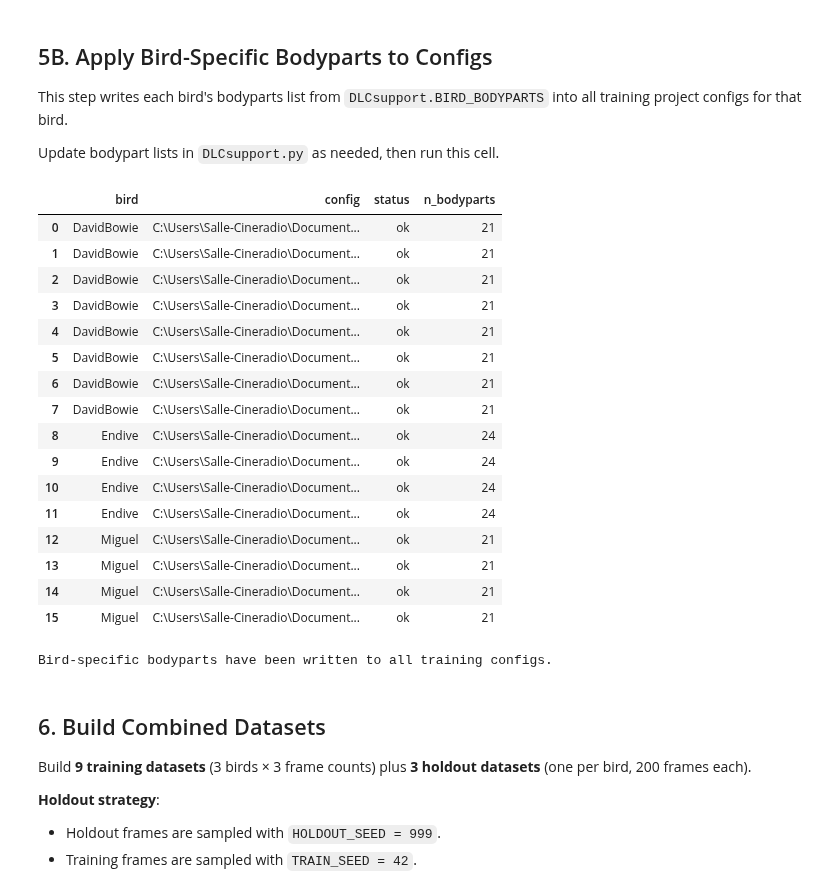
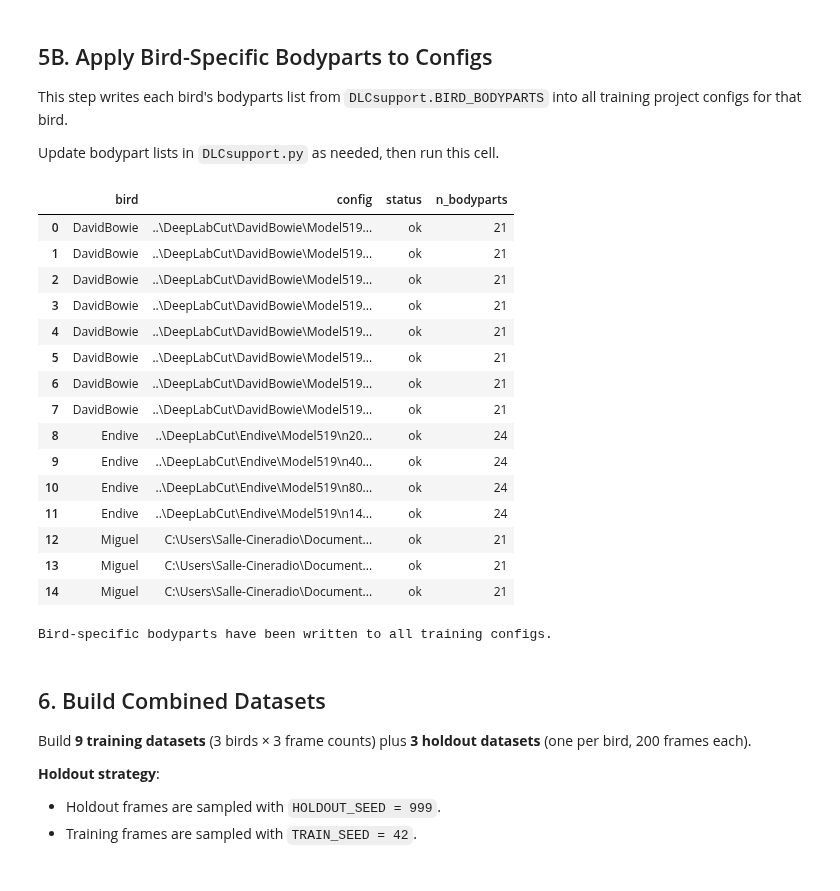
Before and after one commit to tcmarino8/BirdSongs-MNHN, a Jupyter notebook: Testing/Code-Testing/run_updated_experimentation.ipynb, the cells around one changed output. Drawn from its saved outputs; the diff is of its cells as text; code cells hidden in the pictures.

Commit message:
loading training data into project_setup_ui.py

```diff
--- a/Testing/Code-Testing/run_updated_experimentation.ipynb
+++ b/Testing/Code-Testing/run_updated_experimentation.ipynb
@@ -182,18 +179,19 @@ DAVIDBOWIE_TRIAL_FOLDERS = [
 
 # Use bird root so xma_to_dlc can discover both TrainingData trial folders
 DAVIDBOWIE_DATA_PATH = DAVIDBOWIE_ROOT
-DAVIDBOWIE_DATASET_NAME = "DavidBowie_T15"
+DAVIDBOWIE_T17_DATASET_NAME = "DavidBowie_T17"
 
-davidbowie_videos = sorted(DAVIDBOWIE_ROOT.rglob("*.avi"))
-DAVIDBOWIE_DUMMY_VIDEO = davidbowie_videos[0] if davidbowie_videos else DAVIDBOWIE_T17_FOLDER / "missing_dummy.avi"
-DAVIDBOWIE_TEST_VIDEO_CAM1 = DAVIDBOWIE_DUMMY_VIDEO
-DAVIDBOWIE_TEST_VIDEO_CAM2 = DAVIDBOWIE_DUMMY_VIDEO
+davidbowie_17_videos = sorted(DAVIDBOWIE_T17_FOLDER.rglob("*.avi"))
+DAVIDBOWIE_T17_DUMMY_VIDEO = davidbowie_17_videos[0] if davidbowie_17_videos else DAVIDBOWIE_T17_FOLDER / "missing_dummy.avi"
+DAVIDBOWIE_TEST_VIDEO_CAM1 = DAVIDBOWIE_T17_DUMMY_VIDEO
+DAVIDBOWIE_TEST_VIDEO_CAM2 = DAVIDBOWIE_T17_DUMMY_VIDEO
 
+DAVIDBOWIE_DATASET_NAME = [DAVIDBOWIE_T15_DATASET_NAME, DAVIDBOWIE_T17_DATASET_NAME]
 print("DavidBowie T17 + combined trial setup:")
 print("  T17 folder  :", DAVIDBOWIE_T17_FOLDER)
 print("  Trials      :", DAVIDBOWIE_TRIAL_FOLDERS)
 print("  Data path   :", DAVIDBOWIE_DATA_PATH)
-print("  Dummy video :", DAVIDBOWIE_DUMMY_VIDEO)
+print("  Dummy video :", DAVIDBOWIE_T17_DUMMY_VIDEO)
 # %% [output]
 DavidBowie T17 + combined trial setup:
   T17 folder  : ..\DeepLabCut\DavidBowie\TrainingData_T17
@@ -245,19 +241,17 @@ Collect all per-bird variables into one dict so the rest of the notebook can ite
 # %%
 BIRDS = {
     "DavidBowie": {
-        "cam1_config": DAVIDBOWIE_CAM1_CONFIG,
-        "cam2_config": DAVIDBOWIE_CAM2_CONFIG,
+
         "combined_base": DAVIDBOWIE_COMBINED_BASE,
         "data_path": DAVIDBOWIE_DATA_PATH,
-        "dataset_name": DAVIDBOWIE_DATASET_NAME,
-        "dummy_video": DAVIDBOWIE_DUMMY_VIDEO,
-        "test_videos": [DAVIDBOWIE_TEST_VIDEO_CAM1, DAVIDBOWIE_TEST_VIDEO_CAM2],
+        "dataset_name": [DAVIDBOWIE_T15_DATASET_NAME, DAVIDBOWIE_T17_DATASET_NAME],
+        "dummy_video": [DAVIDBOWIE_T15_DUMMY_VIDEO, DAVIDBOWIE_T17_DUMMY_VIDEO],
+        "test_videos": [DAVIDBOWIE_T15_DUMMY_VIDEO, DAVIDBOWIE_T17_DUMMY_VIDEO],
         "trials": [15, 17],
         "trial_folders": DAVIDBOWIE_TRIAL_FOLDERS,
     },
     "Endive": {
-        "cam1_config": ENDIVE_CAM1_CONFIG,
-        "cam2_config": ENDIVE_CAM2_CONFIG,
+
         "combined_base": ENDIVE_COMBINED_BASE,
         "data_path": ENDIVE_DATA_PATH,
         "dataset_name": ENDIVE_DATASET_NAME,
@@ -267,8 +261,7 @@ BIRDS = {
         "trial_folders": ENDIVE_TRIAL_FOLDERS,
     },
     "Miguel": {
-        "cam1_config": MIGUEL_CAM1_CONFIG,
-        "cam2_config": MIGUEL_CAM2_CONFIG,
+
         "combined_base": MIGUEL_COMBINED_BASE,
         "data_path": MIGUEL_DATA_PATH,
         "dataset_name": MIGUEL_DATASET_NAME,
@@ -317,11 +317,19 @@ combined_configs: dict = {}
 
 for bird_name, bird_cfg in BIRDS.items():
     base = bird_cfg["combined_base"]
-    dummy = bird_cfg["dummy_video"]
+
 
     for trial in bird_cfg["trials"]:
+        dummy = bird_cfg["dummy_video"]
+        if isinstance(dummy, list):
+            logging.warning(f"{bird_name} has a list of dummy videos. Using the appropriate one for trial {trial}.")
+            dummy = next(x for x in dummy if str(trial) in str(x))
+            print(f"  Using dummy video {dummy} for trial {trial} config creation.")
         for n in FRAME_COUNTS:
-            project_name = f"{bird_name}_n{n}_T{trial}"
+            if bird_name == "Miguel" and n == 1400:
+                logging.info(f"Skipping Miguel trial {trial} for n={n} due to lack of data.")
+                continue
+            project_name = f"n{n}_T{trial}"
             cfg_path = create_combined_project_if_missing(
                 task=TASK,
                 experimenter=EXPERIMENTER,
@@ -464,50 +431,49 @@ Update bodypart lists in `DLCsupport.py` as needed, then run this cell.
 # %%
 APPLY_BIRD_BODYPARTS = True
 
 bodyparts_configs_by_bird = {
     bird_name: [
         combined_configs[(bird_name, n, trial)]
         for trial in bird_cfg["trials"]
-        for n in FRAME_COUNTS
+        for n in FRAME_COUNTS if not (bird_name == "Miguel" and n == 1400)  # Miguel doesn't have enough frames for n=1400
     ]
     for bird_name, bird_cfg in BIRDS.items()
 }
 
 if not APPLY_BIRD_BODYPARTS:
     print("Skipping bodyparts write step. Set APPLY_BIRD_BODYPARTS = True to enable.")
 else:
     bodyparts_apply_df = dlcs.apply_bird_bodyparts_to_configs(
         bodyparts_configs_by_bird,
         strict=True,
     )
     display(bodyparts_apply_df)
 
     failed = bodyparts_apply_df[bodyparts_apply_df["status"] != "ok"]
     if not failed.empty:
         raise RuntimeError(
             "Bodyparts write verification failed for one or more configs. "
             "Check DLCsupport.BIRD_BODYPARTS and rerun."
         )
 
     print("Bird-specific bodyparts have been written to all training configs.")
 # %% [output]
 |  | bird | config | status | n_bodyparts |
-| 0 | DavidBowie | C:\Users\Salle-Cineradio\Document... | ok | 21 |
-| 1 | DavidBowie | C:\Users\Salle-Cineradio\Document... | ok | 21 |
-| 2 | DavidBowie | C:\Users\Salle-Cineradio\Document... | ok | 21 |
-| 3 | DavidBowie | C:\Users\Salle-Cineradio\Document... | ok | 21 |
-| 4 | DavidBowie | C:\Users\Salle-Cineradio\Document... | ok | 21 |
-| 5 | DavidBowie | C:\Users\Salle-Cineradio\Document... | ok | 21 |
-| 6 | DavidBowie | C:\Users\Salle-Cineradio\Document... | ok | 21 |
-| 7 | DavidBowie | C:\Users\Salle-Cineradio\Document... | ok | 21 |
-| 8 | Endive | C:\Users\Salle-Cineradio\Document... | ok | 24 |
-| 9 | Endive | C:\Users\Salle-Cineradio\Document... | ok | 24 |
-| 10 | Endive | C:\Users\Salle-Cineradio\Document... | ok | 24 |
-| 11 | Endive | C:\Users\Salle-Cineradio\Document... | ok | 24 |
+| 0 | DavidBowie | ..\DeepLabCut\DavidBowie\Model519... | ok | 21 |
+| 1 | DavidBowie | ..\DeepLabCut\DavidBowie\Model519... | ok | 21 |
+| 2 | DavidBowie | ..\DeepLabCut\DavidBowie\Model519... | ok | 21 |
+| 3 | DavidBowie | ..\DeepLabCut\DavidBowie\Model519... | ok | 21 |
+| 4 | DavidBowie | ..\DeepLabCut\DavidBowie\Model519... | ok | 21 |
+| 5 | DavidBowie | ..\DeepLabCut\DavidBowie\Model519... | ok | 21 |
+| 6 | DavidBowie | ..\DeepLabCut\DavidBowie\Model519... | ok | 21 |
+| 7 | DavidBowie | ..\DeepLabCut\DavidBowie\Model519... | ok | 21 |
+| 8 | Endive | ..\DeepLabCut\Endive\Model519\n20... | ok | 24 |
+| 9 | Endive | ..\DeepLabCut\Endive\Model519\n40... | ok | 24 |
+| 10 | Endive | ..\DeepLabCut\Endive\Model519\n80... | ok | 24 |
+| 11 | Endive | ..\DeepLabCut\Endive\Model519\n14... | ok | 24 |
 | 12 | Miguel | C:\Users\Salle-Cineradio\Document... | ok | 21 |
 | 13 | Miguel | C:\Users\Salle-Cineradio\Document... | ok | 21 |
 | 14 | Miguel | C:\Users\Salle-Cineradio\Document... | ok | 21 |
-| 15 | Miguel | C:\Users\Salle-Cineradio\Document... | ok | 21 |
 Bird-specific bodyparts have been written to all training configs.
 # %% [markdown]
 ## 6. Build Combined Datasets
```
Also changed, not shown: parts of 16 cells of this notebook, 3 other files.
